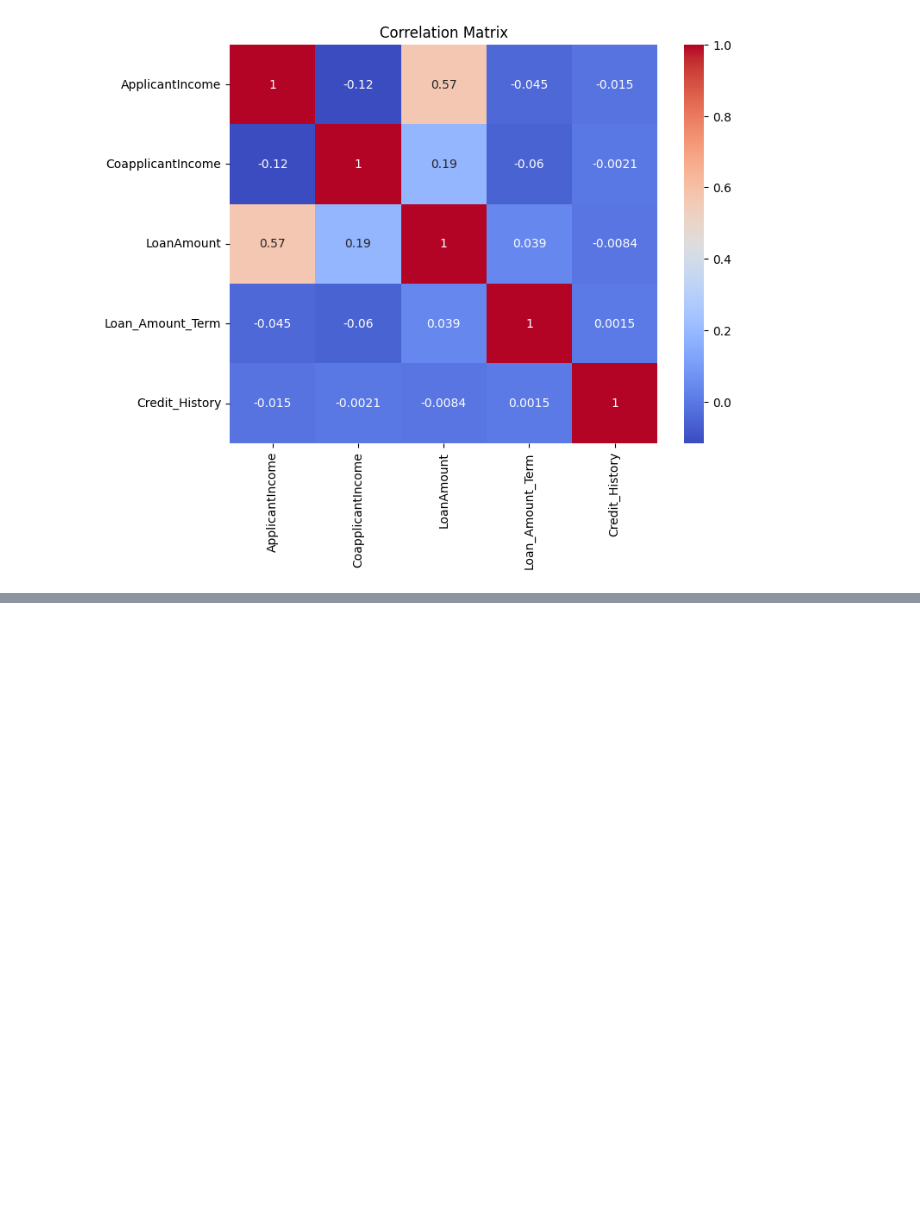
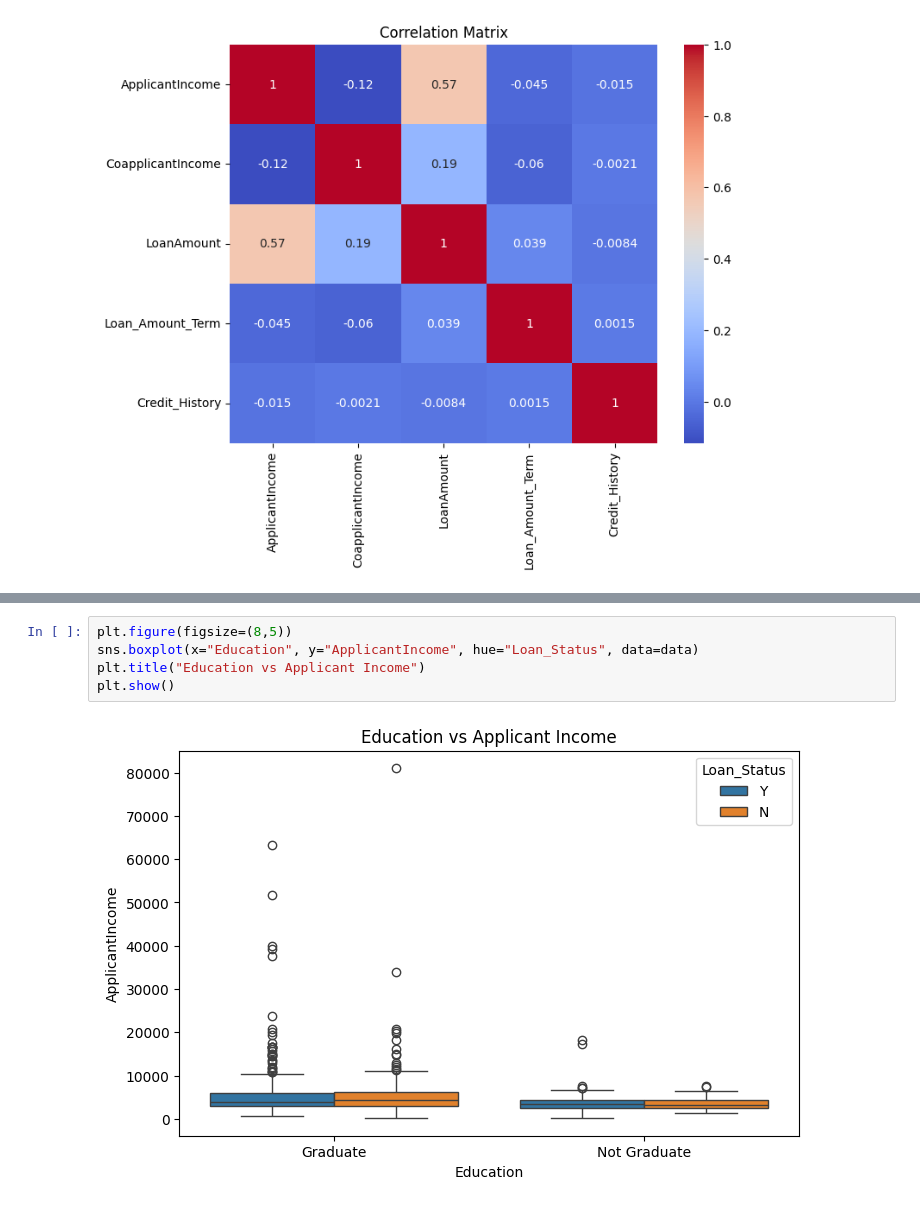
Before and after one commit to Deepakpakalapati30/Smart-Lender, a Jupyter notebook: loan_prediction.ipynb, the cells around one changed output, grey strips where cells are left out. Saved outputs shown, nothing was run; the diff lists cells and outputs as text; blank space fills up the shorter version.

```diff
--- a/loan_prediction.ipynb
+++ b/loan_prediction.ipynb
@@ -279,0 +298,7 @@ plt.show()
+# %%
+plt.figure(figsize=(8,5))
+sns.boxplot(x="Education", y="ApplicantIncome", hue="Loan_Status", data=data)
+plt.title("Education vs Applicant Income")
+plt.show()
+# %% [output]
+[figure, added]
```
Also changed, not shown: parts of 4 cells of this notebook.
